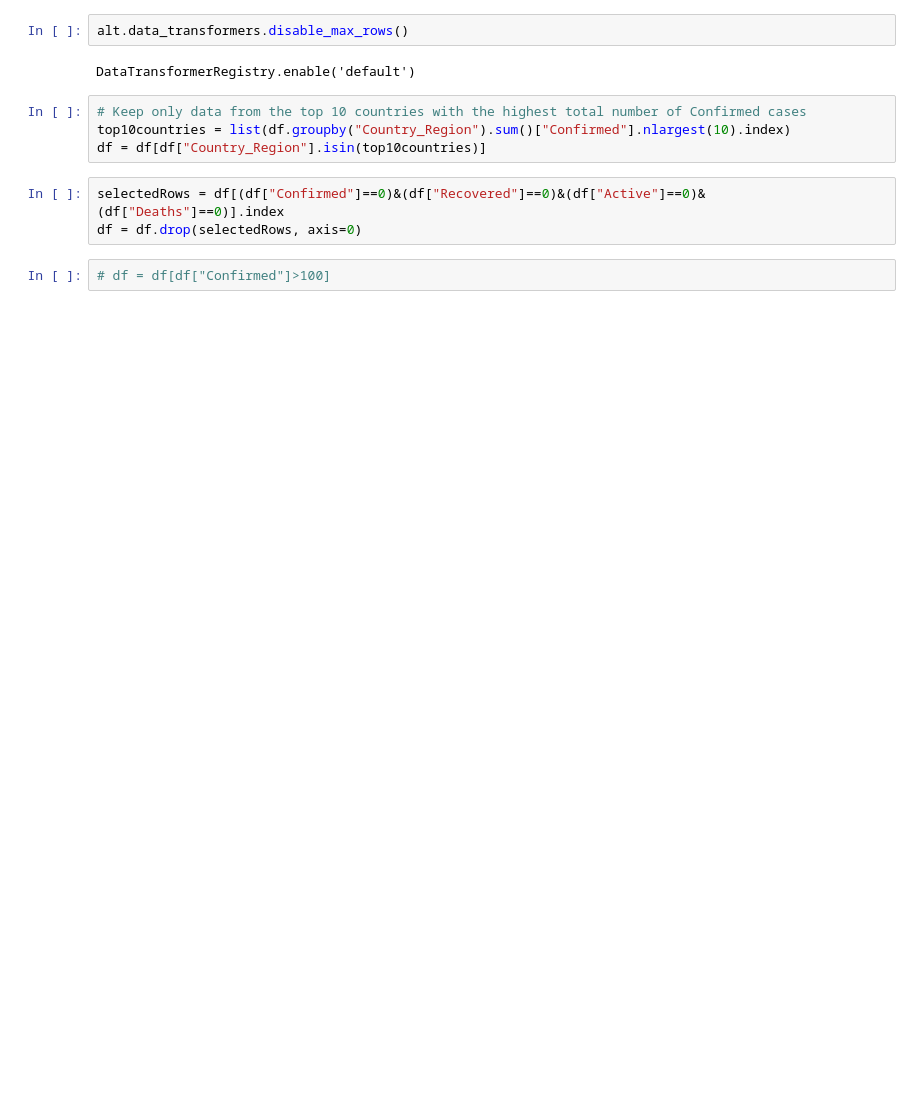
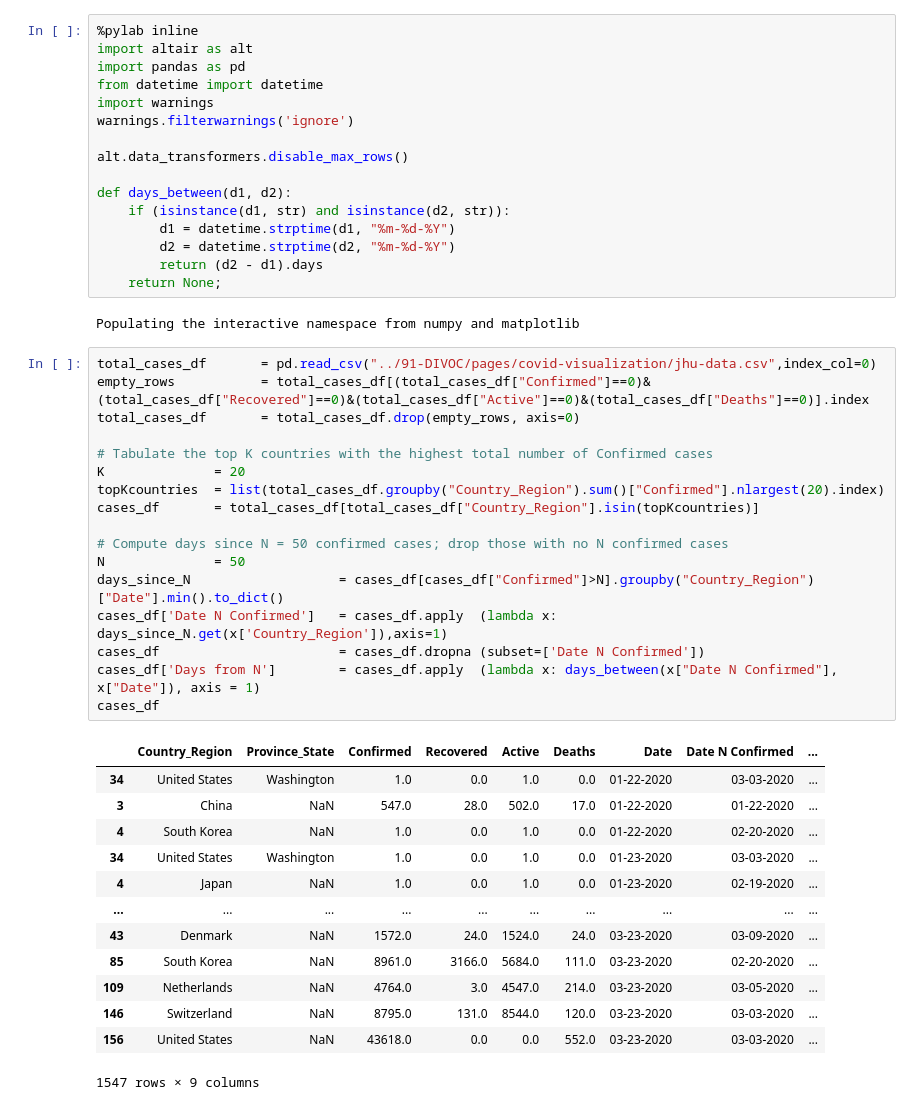
Before and after one commit to covidvis/covid19-vis, a Jupyter notebook: Basic Confirmed Timeline.ipynb, the cells around one changed output. Cells and saved outputs as stored; diff of their text form; blank space fills up the shorter version.

```diff
--- a/Basic Confirmed Timeline.ipynb
+++ b/Basic Confirmed Timeline.ipynb
@@ -10,13 +1,49 @@ df = pd.read_csv("../91-DIVOC/pages/covid-visualization/jhu-data.csv",index_col=
-# %%
-alt.data_transformers.disable_max_rows()
-# %% [output]
-DataTransformerRegistry.enable('default')
-# %%
-# Keep only data from the top 10 countries with the highest total number of Confirmed cases
-top10countries = list(df.groupby("Country_Region").sum()["Confirmed"].nlargest(10).index)
-df = df[df["Country_Region"].isin(top10countries)]
-# %%
-selectedRows = df[(df["Confirmed"]==0)&(df["Recovered"]==0)&(df["Active"]==0)&(df["Deaths"]==0)].index
-df = df.drop(selectedRows, axis=0)
-# %%
-# df = df[df["Confirmed"]>100]
+# %%
+%pylab inline
+import altair as alt
+import pandas as pd
+from datetime import datetime
+import warnings
+warnings.filterwarnings('ignore')
+
+alt.data_transformers.disable_max_rows()
+
+def days_between(d1, d2):
+    if (isinstance(d1, str) and isinstance(d2, str)):
+        d1 = datetime.strptime(d1, "%m-%d-%Y")
+        d2 = datetime.strptime(d2, "%m-%d-%Y")
+        return (d2 - d1).days
+    return None;
+# %% [output]
+Populating the interactive namespace from numpy and matplotlib
+# %%
+total_cases_df       = pd.read_csv("../91-DIVOC/pages/covid-visualization/jhu-data.csv",index_col=0)
+empty_rows           = total_cases_df[(total_cases_df["Confirmed"]==0)&(total_cases_df["Recovered"]==0)&(total_cases_df["Active"]==0)&(total_cases_df["Deaths"]==0)].index
+total_cases_df       = total_cases_df.drop(empty_rows, axis=0)
+
+# Tabulate the top K countries with the highest total number of Confirmed cases
+K              = 20
+topKcountries  = list(total_cases_df.groupby("Country_Region").sum()["Confirmed"].nlargest(20).index)
+cases_df       = total_cases_df[total_cases_df["Country_Region"].isin(topKcountries)]
+
+# Compute days since N = 50 confirmed cases; drop those with no N confirmed cases
+N              = 50
+days_since_N                   = cases_df[cases_df["Confirmed"]>N].groupby("Country_Region")["Date"].min().to_dict()
+cases_df['Date N Confirmed']   = cases_df.apply  (lambda x: days_since_N.get(x['Country_Region']),axis=1)
+cases_df                       = cases_df.dropna (subset=['Date N Confirmed'])
+cases_df['Days from N']        = cases_df.apply  (lambda x: days_between(x["Date N Confirmed"], x["Date"]), axis = 1)
+cases_df
+# %% [output]
+|  | Country_Region | Province_State | Confirmed | Recovered | Active | Deaths | Date | Date N Confirmed | ... |
+| 34 | United States | Washington | 1.0 | 0.0 | 1.0 | 0.0 | 01-22-2020 | 03-03-2020 | ... |
+| 3 | China | NaN | 547.0 | 28.0 | 502.0 | 17.0 | 01-22-2020 | 01-22-2020 | ... |
+| 4 | South Korea | NaN | 1.0 | 0.0 | 1.0 | 0.0 | 01-22-2020 | 02-20-2020 | ... |
+| 34 | United States | Washington | 1.0 | 0.0 | 1.0 | 0.0 | 01-23-2020 | 03-03-2020 | ... |
+| 4 | Japan | NaN | 1.0 | 0.0 | 1.0 | 0.0 | 01-23-2020 | 02-19-2020 | ... |
+| ... | ... | ... | ... | ... | ... | ... | ... | ... | ... |
+| 43 | Denmark | NaN | 1572.0 | 24.0 | 1524.0 | 24.0 | 03-23-2020 | 03-09-2020 | ... |
+| 85 | South Korea | NaN | 8961.0 | 3166.0 | 5684.0 | 111.0 | 03-23-2020 | 02-20-2020 | ... |
+| 109 | Netherlands | NaN | 4764.0 | 3.0 | 4547.0 | 214.0 | 03-23-2020 | 03-05-2020 | ... |
+| 146 | Switzerland | NaN | 8795.0 | 131.0 | 8544.0 | 120.0 | 03-23-2020 | 03-03-2020 | ... |
+| 156 | United States | NaN | 43618.0 | 0.0 | 0.0 | 552.0 | 03-23-2020 | 03-03-2020 | ... |
+1547 rows × 9 columns
```
Also changed, not shown: parts of 21 cells of this notebook, 1 other file.
